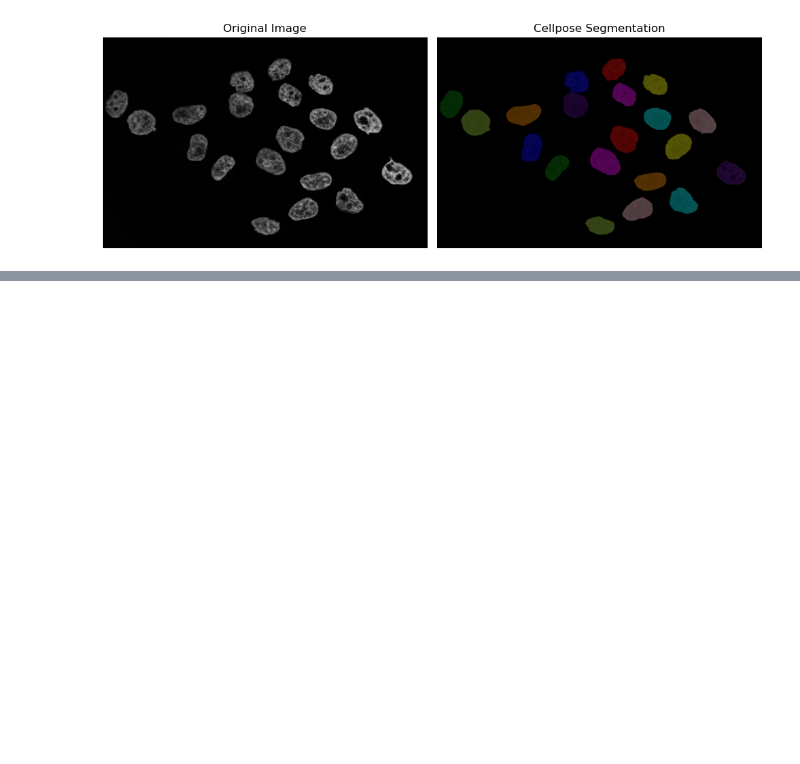
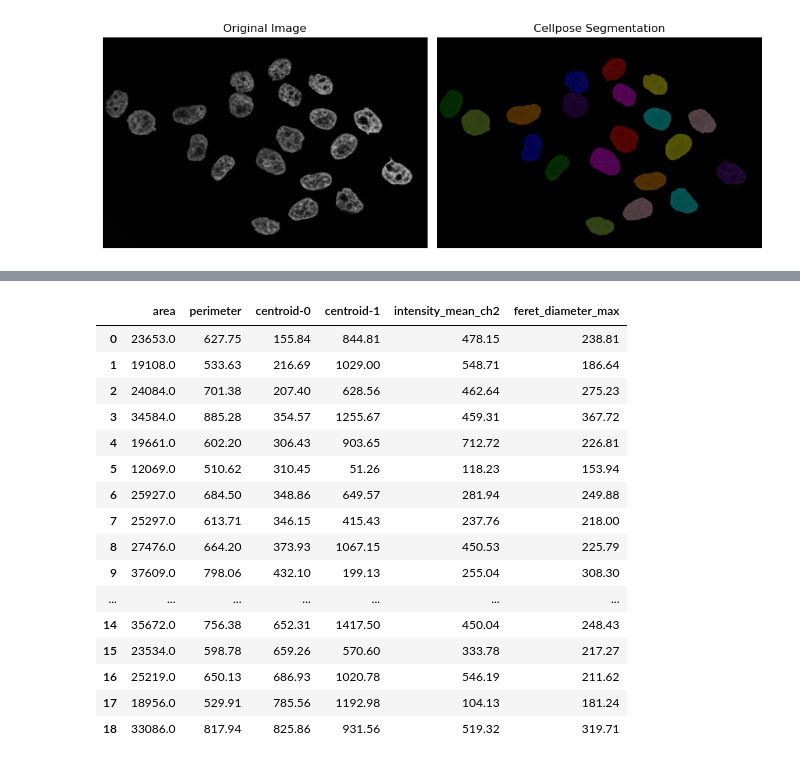
Before and after one commit to m-albert/mnb-image-analysis, a Jupyter notebook: materials/feature_extraction/feature_extraction.ipynb, the cells around one changed output, grey strips where cells are left out. Drawn from its saved outputs; the diff is of its cells as text; code cells hidden in the pictures; blank space fills up the shorter version.

```diff
--- a/materials/feature_extraction/feature_extraction.ipynb
+++ b/materials/feature_extraction/feature_extraction.ipynb
@@ -54,6 +55,7 @@ Image shape: (3, 1011, 1557)
 Let's analyse the nuclei first in Channel 1. As discussed before, we start with a threshold to then make objects.
 # %%
 img_ch1 = img[0]
+img_ch2 = img[1]
 # Let's use Otsu's method on channel 1
 img_ch1_otsu_t = filters.threshold_otsu(img_ch1)
 
@@ -132,0 +241,37 @@ plt.show()
+# %%
+props_cells = regionprops_table(
+    label_image=masks_c2,
+    intensity_image=img_ch2,
+    properties=[
+        "area",
+        "perimeter",
+        "centroid",
+        "intensity_mean",
+        "feret_diameter_max",
+    ],
+)
+# Convert to DataFrame, rename intensity column to indicate channel, and round
+df_props_c2 = (
+    pd.DataFrame(props_cells)
+    .rename(columns={"intensity_mean": "intensity_mean_ch2"})
+    .round(2)
+)
+display(df_props_c2)
+# %% [output]
+|  | area | perimeter | centroid-0 | centroid-1 | intensity_mean_ch2 | feret_diameter_max |
+| 0 | 23653.0 | 627.75 | 155.84 | 844.81 | 478.15 | 238.81 |
+| 1 | 19108.0 | 533.63 | 216.69 | 1029.00 | 548.71 | 186.64 |
+| 2 | 24084.0 | 701.38 | 207.40 | 628.56 | 462.64 | 275.23 |
+| 3 | 34584.0 | 885.28 | 354.57 | 1255.67 | 459.31 | 367.72 |
+| 4 | 19661.0 | 602.20 | 306.43 | 903.65 | 712.72 | 226.81 |
+| 5 | 12069.0 | 510.62 | 310.45 | 51.26 | 118.23 | 153.94 |
+| 6 | 25927.0 | 684.50 | 348.86 | 649.57 | 281.94 | 249.88 |
+| 7 | 25297.0 | 613.71 | 346.15 | 415.43 | 237.76 | 218.00 |
+| 8 | 27476.0 | 664.20 | 373.93 | 1067.15 | 450.53 | 225.79 |
+| 9 | 37609.0 | 798.06 | 432.10 | 199.13 | 255.04 | 308.30 |
+| ... | ... | ... | ... | ... | ... | ... |
+| 14 | 35672.0 | 756.38 | 652.31 | 1417.50 | 450.04 | 248.43 |
+| 15 | 23534.0 | 598.78 | 659.26 | 570.60 | 333.78 | 217.27 |
+| 16 | 25219.0 | 650.13 | 686.93 | 1020.78 | 546.19 | 211.62 |
+| 17 | 18956.0 | 529.91 | 785.56 | 1192.98 | 104.13 | 181.24 |
+| 18 | 33086.0 | 817.94 | 825.86 | 931.56 | 519.32 | 319.71 |
```
Also changed, not shown: parts of 12 cells of this notebook.
